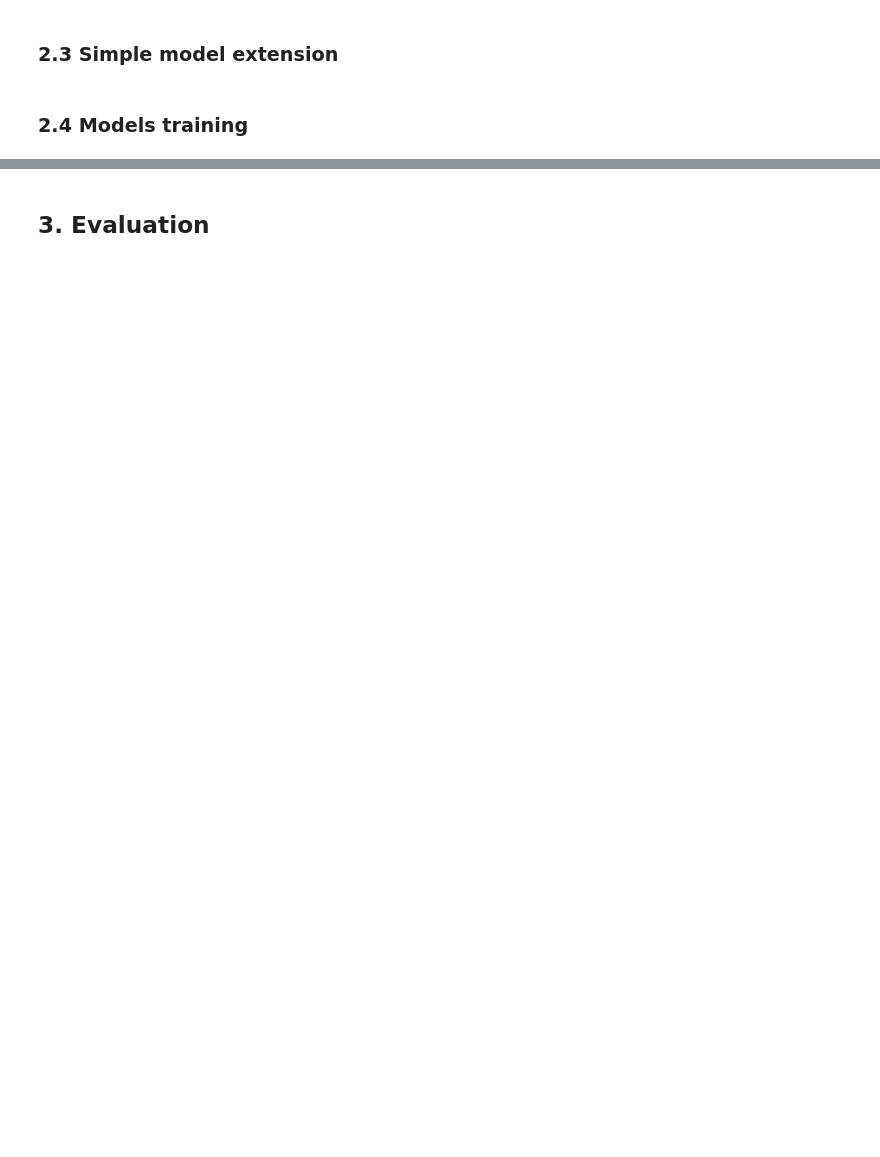
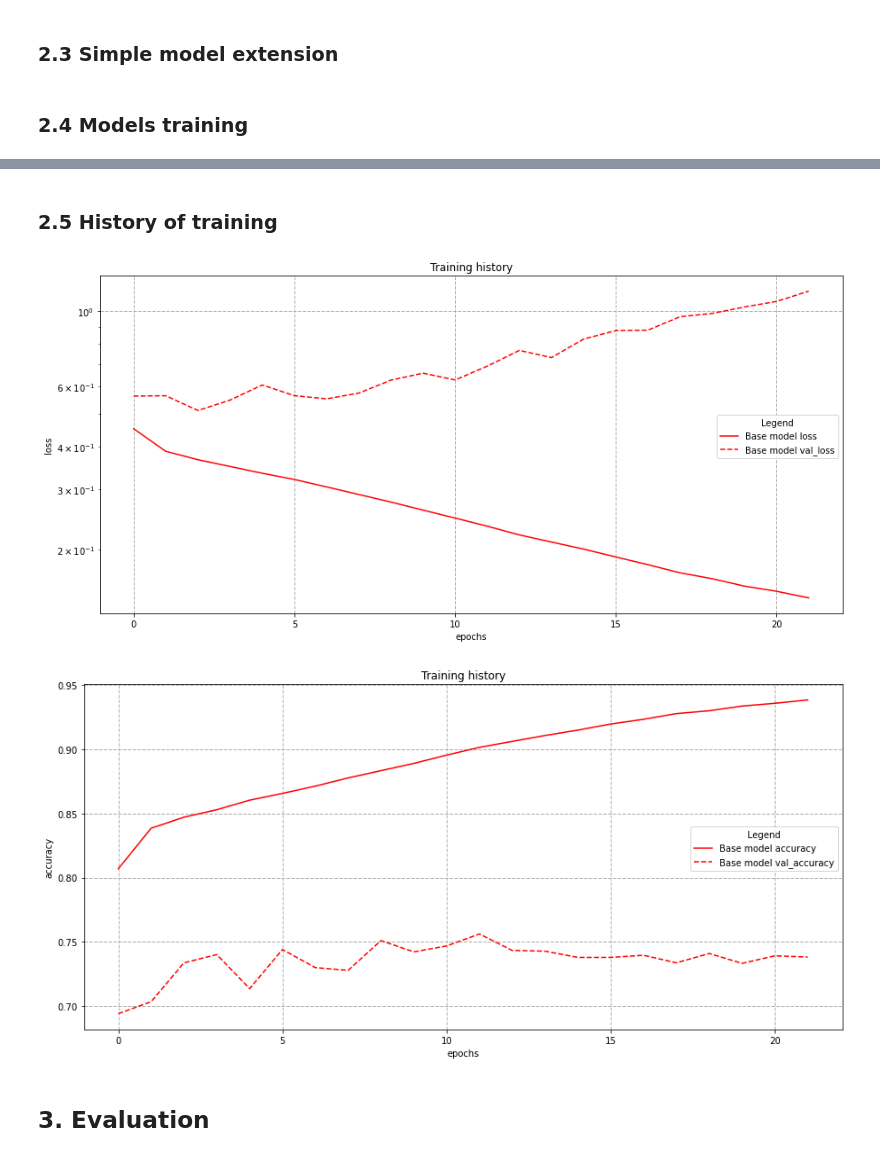
Before and after one commit to TheOnesThatWereAbroad/FactChecking, a Jupyter notebook: FactChecking.ipynb, the cells around one changed output, grey strips where cells are left out. Saved outputs shown, nothing was run; the diff lists cells and outputs as text; code cells hidden in the pictures; blank space fills up the shorter version.

Commit message:
Tuning and training 🔥

```diff
--- a/FactChecking.ipynb
+++ b/FactChecking.ipynb
@@ -729,3 +812,52 @@ KeyboardInterrupt:
+# %% [markdown]
+### 2.5 History of training
+# %%
+def plot_history(models_history, keys, model_names=[], labels=("epochs", "metrics"), y_scale="linear", figsize=(10,5), cmap='rainbow'):
+    """
+    Plot the history of the metrics in the history dictionary for each model.
+        :param models_history: array of dictionary of the metric history for each model
+        :param keys: list of keys of the metrics to plot
+        :param model_names: list of names of the models
+        :param labels: list of labels of the axes
+        :param figsize: size of the figure
+        :param cmap: color map used for the plot
+    """
+
+    # maps each model to a distinct RGB color
+    cmap = plt.cm.get_cmap(cmap, len(models_history))
+
+
+    fig = plt.figure(figsize=figsize)
+
+    # for each model trained
+    for i, history in enumerate(models_history):
+        # take all pairs of training and val metrics
+        for j in range(0, len(keys), 2):
+            metric, val_metric = keys[j], keys[j+1]
+
+            plt.plot(history[metric], label=f"{model_names[i]} {metric}", linestyle="solid", color=cmap(i))
+            plt.plot(history[val_metric],  label=f"{model_names[i]} {val_metric}", linestyle="--",  color=cmap(i))
+
+    plt.xlabel(labels[0])
+    plt.ylabel(labels[1])
+    plt.yscale(y_scale)
+
+    # Adding legend
+    plt.legend(
+          title ="Legend",
+          loc ="best",
+          bbox_to_anchor=(1.0,0.6))
+    plt.title("Training history")
+    plt.grid(linestyle='--', linewidth=1)
+    plt.show()
+
+models_history = [model.history.history]
+model_names = ["Base model"]
+plot_history(models_history, keys=['loss', 'val_loss'], model_names=model_names, labels=("epochs", "loss"), y_scale="log", figsize=(15,7),  cmap='bwr')
+plot_history(models_history, keys=['accuracy', 'val_accuracy'], model_names=model_names, labels=("epochs", "accuracy"), figsize=(15,7),  cmap='bwr')
+# %% [output]
+[figure, added]
+[figure, added]
 # %% [markdown]
 ## 3. Evaluation
 # %%
```
Also changed, not shown: parts of 15 cells of this notebook, 1 other file.
